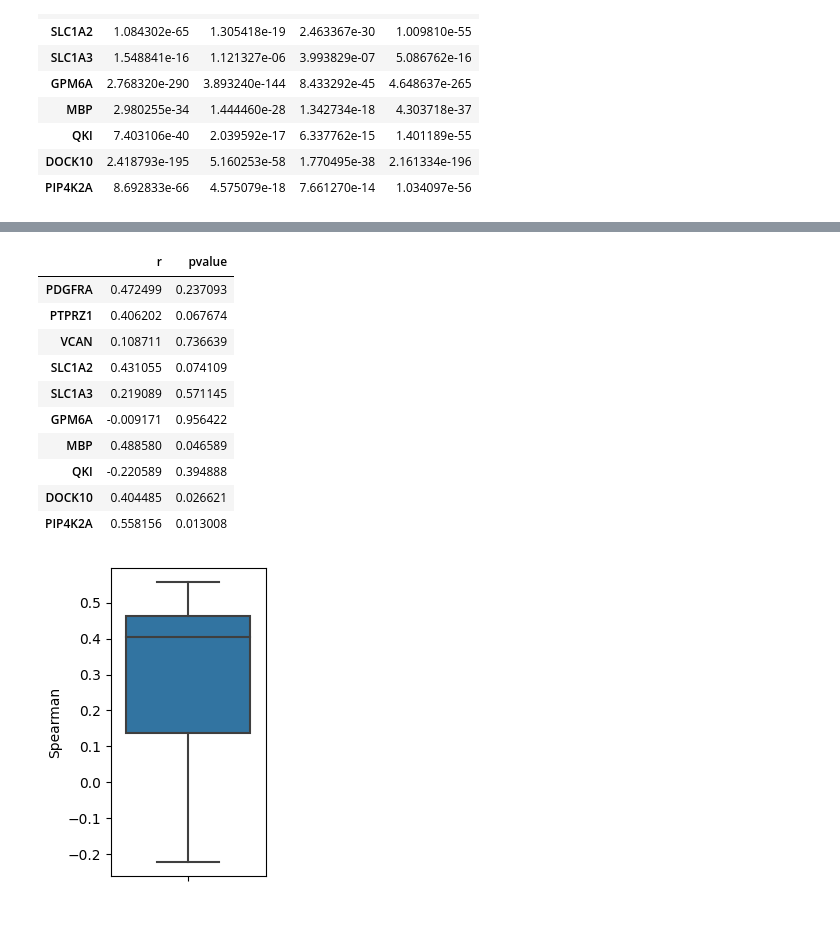
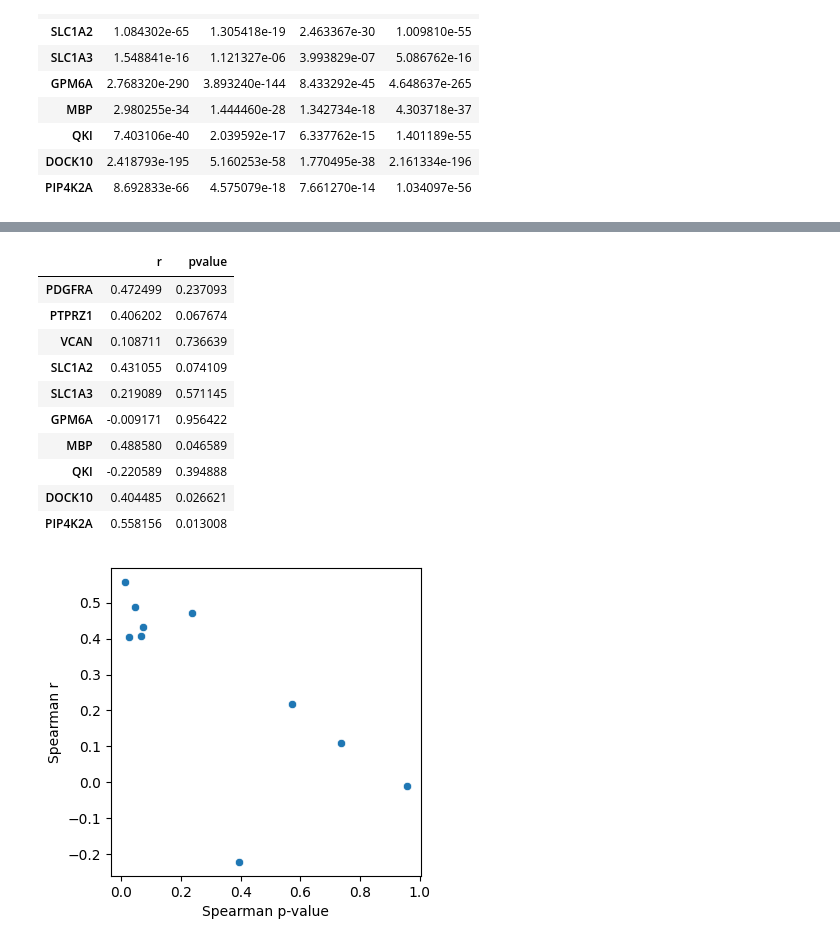
Before and after one commit to 4dglab/SEE, a Jupyter notebook: analyse/RandomAnalysis.ipynb, the cells around one changed output, grey strips where cells are left out. Drawn from its saved outputs; the diff is of its cells as text; code cells hidden in the pictures.

```diff
--- a/analyse/RandomAnalysis.ipynb
+++ b/analyse/RandomAnalysis.ipynb
@@ -334,0 +312,35 @@ plt.show()
+# %%
+eval_set = np.load('/data/liminghong/sclab/sclab/random_test/eval_dataset.npy', allow_pickle=True)
+without_zero_result, without_zero_pvalues = pd.DataFrame(), pd.DataFrame()
+for root, dirs, files in os.walk(dir_path):
+    for directory in dirs:
+        preds = np.load(os.path.join(root, directory, "evaluate.npy"), allow_pickle=True)
+
+        _stats, _pvalues = {}, {}
+        for cell_type in ['Astro', 'Endo', 'ODC', 'OPC']:
+            _pred, _target = show_by_cell_type(eval_set, preds, cell_type, directory)
+
+            _stat, _p = stats.pearsonr(_pred[_target>0], _target[_target>0])
+            _stats[cell_type], _pvalues[cell_type] = [_stat], [_p]
+        _stats = pd.DataFrame(_stats, index=[directory])
+        without_zero_result = pd.concat([without_zero_result, _stats])
+        _pvalues = pd.DataFrame(_pvalues, index=[directory])
+        without_zero_pvalues = pd.concat([without_zero_pvalues, _pvalues])
+
+display(without_zero_result)
+display(without_zero_pvalues)
+without_zero_result.to_csv('table_file/domain(without zero count).csv')
+
+
+_without_zero_result = without_zero_result[["Astro", "Endo", "ODC", "OPC"]]
+_without_zero_result = _without_zero_result.mean(axis=1)
+_without_zero_result = pd.melt(_without_zero_result.to_frame())
+_without_zero_result["variable"] = "without zero"
+
+fig = plt.figure(figsize=(3, 3), facecolor='white')
+sns.boxplot(data=pd.concat([_with_diagonal_result, _without_zero_result]), x="variable", y="value")
+plt.xlabel("")
+plt.ylabel("Pearson")
+# plt.ylim(0.5, 1)
+plt.savefig('./figure_file/The impact of retaining zero count.pdf', format='pdf', bbox_inches='tight')
+plt.show()
@@ -561,36 +589,35 @@ for gene_name in [
 
             if _start < 0 or _end > y.shape[0]:
                 continue
             if _start == _end:
                 y[_start] += 1
             else:
                 y[_start:_end+1] += 1
 
     _stat, _p = stats.spearmanr(x, y)
     _result = {"r": [_stat], "pvalue": [_p]}
     _result = pd.DataFrame(_result, index=[gene_name])
     splicing_result = pd.concat([splicing_result, _result])
 
 splicing_result.to_csv('table_file/Interaction VS Splicing.csv')
 display(splicing_result)
 
-fig = plt.figure(figsize=(2, 4), facecolor='white')
-
-sns.boxplot(data=splicing_result, y="r")
-plt.xlabel(" ")
-plt.ylabel("Spearman")
+fig = plt.figure(figsize=(4, 4), facecolor='white')
+sns.scatterplot(data=splicing_result, x="pvalue", y="r")
+plt.xlabel("Spearman p-value")
+plt.ylabel("Spearman r")
 plt.savefig('./figure_file/Interaction VS splice(Multiple_genes).pdf', format='pdf', bbox_inches='tight')
 plt.show()
 # %% [output]
 |  | r | pvalue |
 | PDGFRA | 0.472499 | 0.237093 |
 | PTPRZ1 | 0.406202 | 0.067674 |
 | VCAN | 0.108711 | 0.736639 |
 | SLC1A2 | 0.431055 | 0.074109 |
 | SLC1A3 | 0.219089 | 0.571145 |
 | GPM6A | -0.009171 | 0.956422 |
 | MBP | 0.488580 | 0.046589 |
 | QKI | -0.220589 | 0.394888 |
 | DOCK10 | 0.404485 | 0.026621 |
 | PIP4K2A | 0.558156 | 0.013008 |
-[figure, old version]
+[figure, new version]
```
Also changed, not shown: parts of 12 cells of this notebook, 19 other files.
